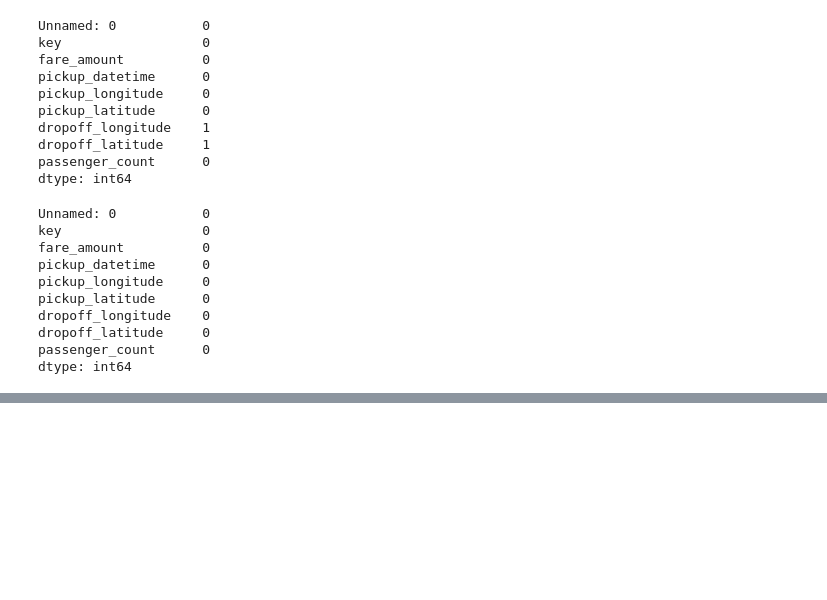
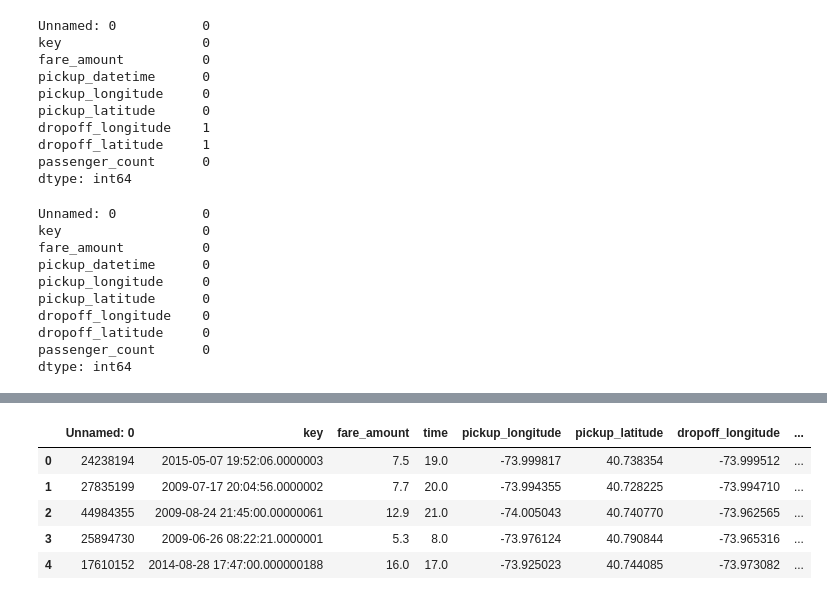
Before and after one commit to NimbalkarYash/machineLearning_practicals, a Jupyter notebook: ML1ASS.ipynb, the cells around one changed output, grey strips where cells are left out. Drawn from its saved outputs; the diff is of its cells as text; code cells hidden in the pictures; blank space fills up the shorter version.

```diff
--- a/ML1ASS.ipynb
+++ b/ML1ASS.ipynb
@@ -104,0 +133,9 @@ memory usage: 20.6 MB
+# %%
+df.head()
+# %% [output]
+|  | Unnamed: 0 | key | fare_amount | time | pickup_longitude | pickup_latitude | dropoff_longitude | ... |
+| 0 | 24238194 | 2015-05-07 19:52:06.0000003 | 7.5 | 19.0 | -73.999817 | 40.738354 | -73.999512 | ... |
+| 1 | 27835199 | 2009-07-17 20:04:56.0000002 | 7.7 | 20.0 | -73.994355 | 40.728225 | -73.994710 | ... |
+| 2 | 44984355 | 2009-08-24 21:45:00.00000061 | 12.9 | 21.0 | -74.005043 | 40.740770 | -73.962565 | ... |
+| 3 | 25894730 | 2009-06-26 08:22:21.0000001 | 5.3 | 8.0 | -73.976124 | 40.790844 | -73.965316 | ... |
+| 4 | 17610152 | 2014-08-28 17:47:00.000000188 | 16.0 | 17.0 | -73.925023 | 40.744085 | -73.973082 | ... |
```
Also changed, not shown: parts of 17 cells of this notebook, 1 other file.
